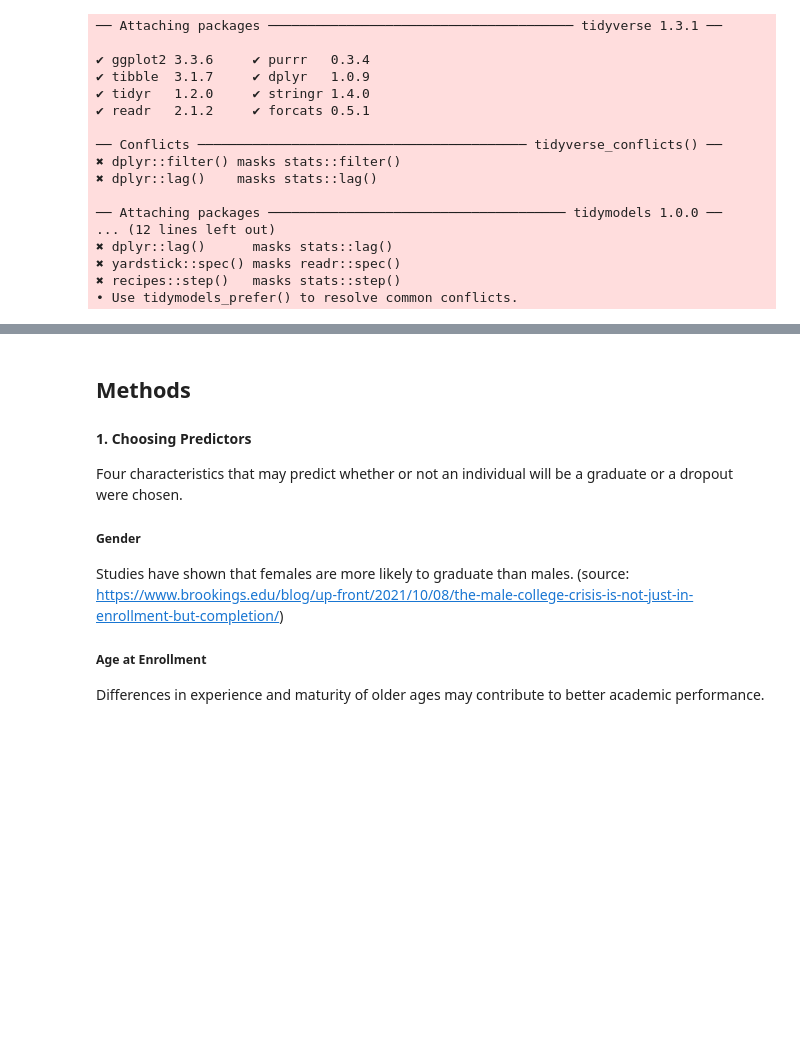
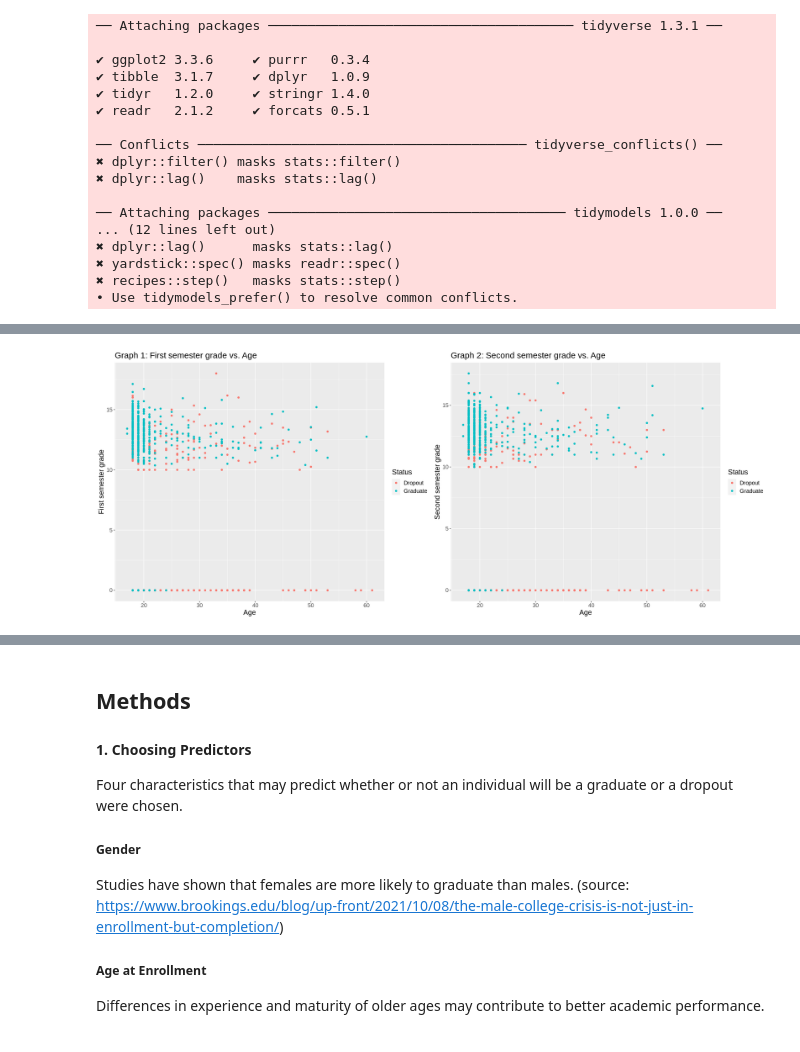
Before and after one commit to ekang27kc/dsci100-2023-T2-Group01-project, a Jupyter notebook: Project_Proposal.ipynb, the cells around one changed output, grey strips where cells are left out. Cells and saved outputs as stored; diff of their text form; code cells hidden in the pictures; blank space fills up the shorter version.

```diff
--- a/Project_Proposal.ipynb
+++ b/Project_Proposal.ipynb
@@ -49,0 +61,5 @@ A tibble: 6 × 35
+# %%
+# split data, create training data and testing data
+data_split <- initial_split(my_data, prop = 0.2, strata = status)
+data_train <- training(data_split)
+data_test <- testing(data_split)
@@ -49,0 +84,19 @@ A tibble: 6 × 35
+# %%
+# graph1: first semester grade vs. age
+# graph2: second semester grade vs. age
+options(repr.plot.width = 20, repr.plot.height = 8)
+plot_one <- ggplot(data_train,
+                   aes(x = enrollment_age, y = first_semester_grade, colour = status)) +
+                           geom_point() +
+                           labs(x = "Age", y = "First semester grade", title = "Graph 1: First semester grade vs. Age",
+                                colour = "Status") +
+                           theme(text = element_text(size = 15))
+plot_two <- ggplot(data_train,
+                   aes(x = enrollment_age, y = second_semester_grade, colour = status)) +
+                           geom_point() +
+                           labs(x = "Age", y = "Second semester grade", title = "Graph 2: Second semester grade vs. Age",
+                                colour = "Status") +
+                           theme(text = element_text(size = 15))
+plot_grid(plot_one, plot_two)
+# %% [output]
+[figure, added]
```
Also changed, not shown: parts of 7 cells of this notebook.
